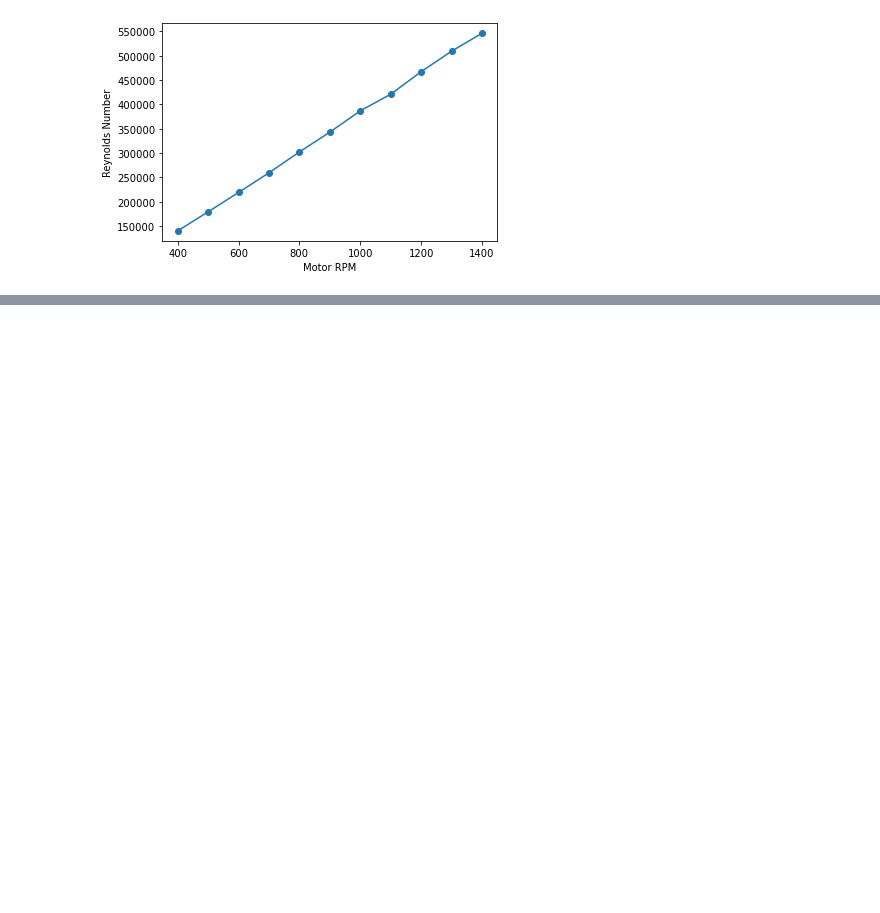
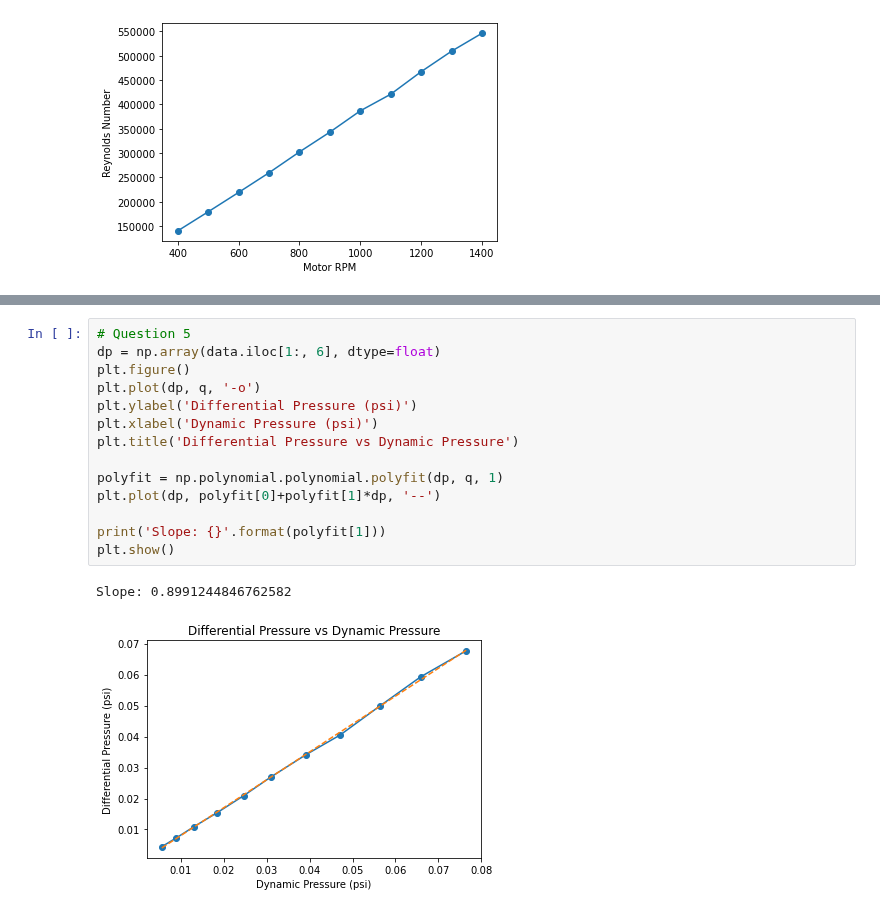
Before and after one commit to EvanY14/AE460-Fa23, a Jupyter notebook: Lab_1/dat_anal.ipynb, the cells around one changed output, grey strips where cells are left out. Drawn from its saved outputs; the diff is of its cells as text; blank space fills up the shorter version.

```diff
--- a/Lab_1/dat_anal.ipynb
+++ b/Lab_1/dat_anal.ipynb
@@ -125,6 +108,23 @@ plt.legend()
 plt.show()
 # %% [output]
 [figure]
+# %%
+# Question 5
+dp = np.array(data.iloc[1:, 6], dtype=float)
+plt.figure()
+plt.plot(dp, q, '-o')
+plt.ylabel('Differential Pressure (psi)')
+plt.xlabel('Dynamic Pressure (psi)')
+plt.title('Differential Pressure vs Dynamic Pressure')
+
+polyfit = np.polynomial.polynomial.polyfit(dp, q, 1)
+plt.plot(dp, polyfit[0]+polyfit[1]*dp, '--')
+
+print('Slope: {}'.format(polyfit[1]))
+plt.show()
+# %% [output]
+Slope: 0.8991244846762582
+[figure, added]
 # %%
 pressure_uncertainty = .727 #psi
 temp_uncertainty = 1.8 #F
```
Also changed, not shown: parts of 6 cells of this notebook.
